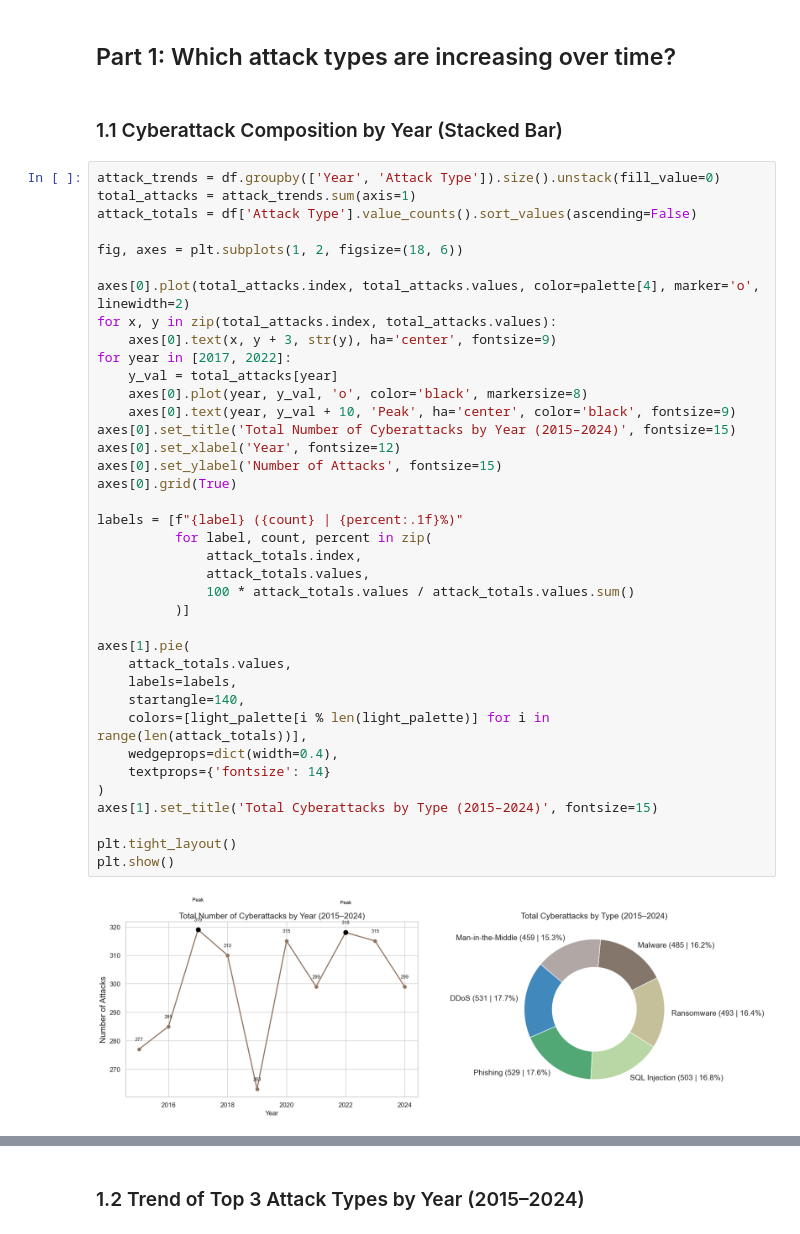
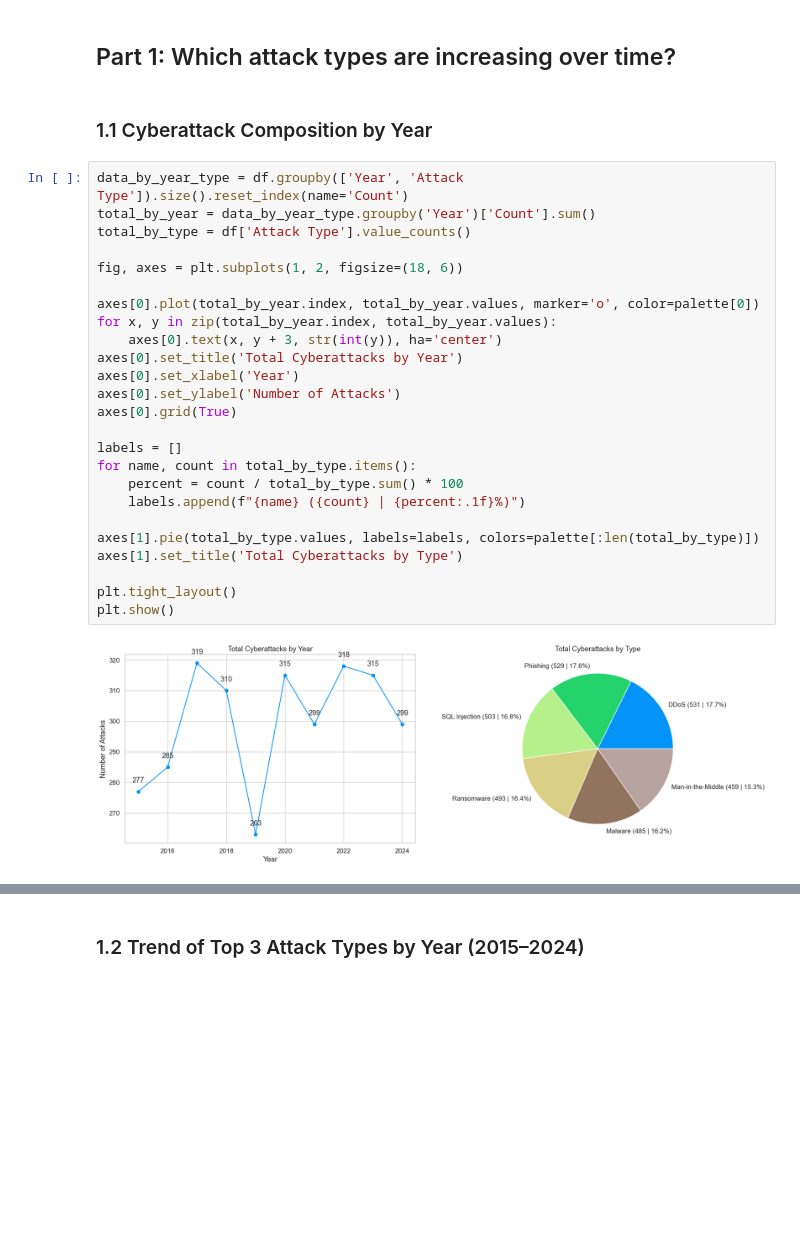
Before and after one commit to dolludaa/Global-Cybersecurity-Threats-2015-2024, a Jupyter notebook: business_analysis.ipynb, the cells around one changed output, grey strips where cells are left out. Drawn from its saved outputs; the diff is of its cells as text; blank space fills up the shorter version.

```diff
--- a/business_analysis.ipynb
+++ b/business_analysis.ipynb
@@ -73,45 +73,32 @@ df.head()
 # %% [markdown]
 ## Part 1: Which attack types are increasing over time?
 # %% [markdown]
-### 1.1 Cyberattack Composition by Year (Stacked Bar)
+### 1.1 Cyberattack Composition by Year
 # %%
-attack_trends = df.groupby(['Year', 'Attack Type']).size().unstack(fill_value=0)
-total_attacks = attack_trends.sum(axis=1)
-attack_totals = df['Attack Type'].value_counts().sort_values(ascending=False)
+data_by_year_type = df.groupby(['Year', 'Attack Type']).size().reset_index(name='Count')
+total_by_year = data_by_year_type.groupby('Year')['Count'].sum()
+total_by_type = df['Attack Type'].value_counts()
 
 fig, axes = plt.subplots(1, 2, figsize=(18, 6))
 
-axes[0].plot(total_attacks.index, total_attacks.values, color=palette[4], marker='o', linewidth=2)
-for x, y in zip(total_attacks.index, total_attacks.values):
-    axes[0].text(x, y + 3, str(y), ha='center', fontsize=9)
-for year in [2017, 2022]:
-    y_val = total_attacks[year]
-    axes[0].plot(year, y_val, 'o', color='black', markersize=8)
-    axes[0].text(year, y_val + 10, 'Peak', ha='center', color='black', fontsize=9)
-axes[0].set_title('Total Number of Cyberattacks by Year (2015–2024)', fontsize=15)
-axes[0].set_xlabel('Year', fontsize=12)
-axes[0].set_ylabel('Number of Attacks', fontsize=15)
+axes[0].plot(total_by_year.index, total_by_year.values, marker='o', color=palette[0])
+for x, y in zip(total_by_year.index, total_by_year.values):
+    axes[0].text(x, y + 3, str(int(y)), ha='center')
+axes[0].set_title('Total Cyberattacks by Year')
+axes[0].set_xlabel('Year')
+axes[0].set_ylabel('Number of Attacks')
 axes[0].grid(True)
 
-labels = [f"{label} ({count} | {percent:.1f}%)"
-          for label, count, percent in zip(
-              attack_totals.index,
-              attack_totals.values,
-              100 * attack_totals.values / attack_totals.values.sum()
-          )]
+labels = []
+for name, count in total_by_type.items():
+    percent = count / total_by_type.sum() * 100
+    labels.append(f"{name} ({count} | {percent:.1f}%)")
 
-axes[1].pie(
-    attack_totals.values,
-    labels=labels,
-    startangle=140,
-    colors=[light_palette[i % len(light_palette)] for i in range(len(attack_totals))],
-    wedgeprops=dict(width=0.4),
-    textprops={'fontsize': 14}
-)
-axes[1].set_title('Total Cyberattacks by Type (2015–2024)', fontsize=15)
+axes[1].pie(total_by_type.values, labels=labels, colors=palette[:len(total_by_type)])
+axes[1].set_title('Total Cyberattacks by Type')
 
 plt.tight_layout()
 plt.show()
 # %% [output]
-[figure, old version]
+[figure, new version]
 # %% [markdown]
```
Also changed, not shown: parts of 10 cells of this notebook.
